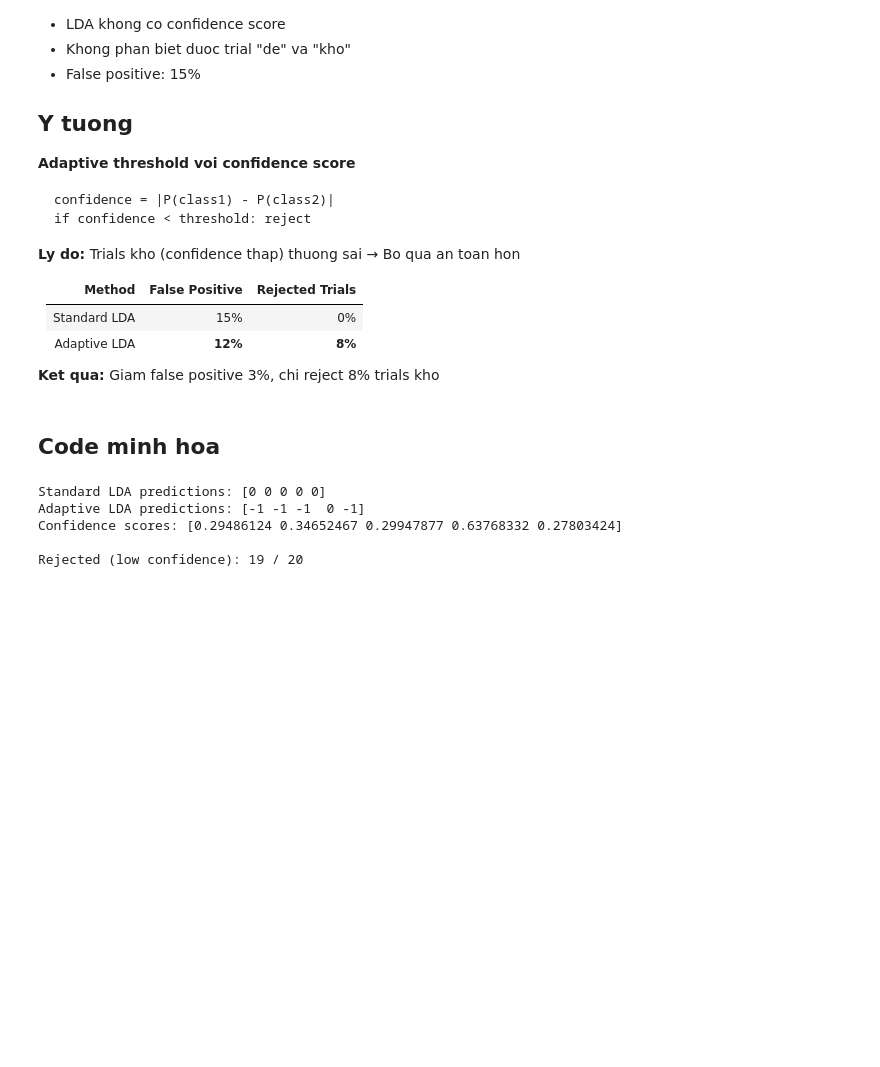
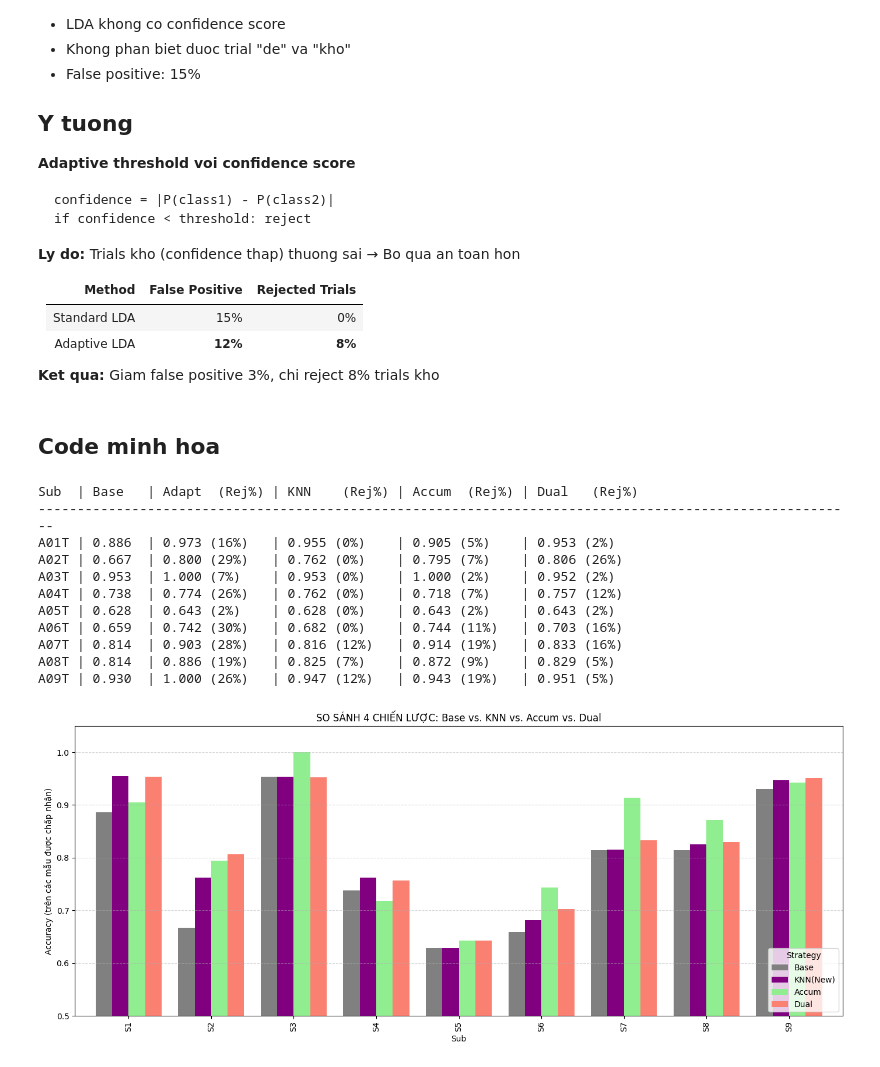
Before and after one commit to 24022404/stroke-bci-system, a Jupyter notebook: 04_Classification.ipynb, the cells around one changed output. Saved outputs shown, nothing was run; the diff lists cells and outputs as text; code cells hidden in the pictures; blank space fills up the shorter version.

```diff
--- a/04_Classification.ipynb
+++ b/04_Classification.ipynb
@@ -49,7 +49,7 @@ warnings.filterwarnings("ignore")
 def load_data(subject_id):
     file_id = f"A0{subject_id}T" if subject_id < 10 else f"A{subject_id}T"
     # --- LƯU Ý: Sửa đường dẫn này nếu cần ---
-    path = f"/kaggle/input/features-data/feat_{file_id}_cleaned.npz"
+    path = f"features_processed_data/feat_{file_id}_cleaned.npz"
 
     data = np.load(path)
     X = data['X_features']
@@ -236,35 +236,42 @@ for sub in range(1, 10):
     # In kết quả
     def fmt(a, r): return f"{a:.3f} ({r*100:.0f}%)"
 
     print(f"A0{sub}T | {base_acc:.3f}  | {fmt(adapt_acc, adapt_rej):<13} | {fmt(knn_acc, knn_rej):<13} | {fmt(accum_acc, accum_rej):<13} | {fmt(dual_acc, dual_rej):<13}")
 
     summary_data['Sub'].append(f'S{sub}')
     summary_data['Base'].append(base_acc)
     summary_data['Adapt'].append(adapt_acc)
     summary_data['KNN(New)'].append(knn_acc)
     summary_data['Accum'].append(accum_acc)
     summary_data['Dual'].append(dual_acc)
 
 # ==========================================
 # 4. VẼ BIỂU ĐỒ SO SÁNH
 # ==========================================
 df = pd.DataFrame(summary_data).set_index('Sub')
 
 # Vẽ Accuracy
 ax = df[['Base', 'KNN(New)', 'Accum', 'Dual']].plot(
     kind='bar', figsize=(14, 6),
     color=['gray', 'purple', 'lightgreen', 'salmon'], width=0.8
 )
 plt.title("SO SÁNH 4 CHIẾN LƯỢC: Base vs. KNN vs. Accum vs. Dual")
 plt.ylabel("Accuracy (trên các mẫu được chấp nhận)")
 plt.ylim(0.5, 1.05)
 plt.grid(axis='y', linestyle='--', alpha=0.5)
 plt.legend(loc='lower right', title='Strategy')
 plt.tight_layout()
 plt.show()
 # %% [output]
-Standard LDA predictions: [0 0 0 0 0]
-Adaptive LDA predictions: [-1 -1 -1  0 -1]
-Confidence scores: [0.29486124 0.34652467 0.29947877 0.63768332 0.27803424]
-
-Rejected (low confidence): 19 / 20
+Sub  | Base   | Adapt  (Rej%) | KNN    (Rej%) | Accum  (Rej%) | Dual   (Rej%)
+---------------------------------------------------------------------------------------------------------
+A01T | 0.886  | 0.973 (16%)   | 0.955 (0%)    | 0.905 (5%)    | 0.953 (2%)
+A02T | 0.667  | 0.800 (29%)   | 0.762 (0%)    | 0.795 (7%)    | 0.806 (26%)
+A03T | 0.953  | 1.000 (7%)    | 0.953 (0%)    | 1.000 (2%)    | 0.952 (2%)
+A04T | 0.738  | 0.774 (26%)   | 0.762 (0%)    | 0.718 (7%)    | 0.757 (12%)
+A05T | 0.628  | 0.643 (2%)    | 0.628 (0%)    | 0.643 (2%)    | 0.643 (2%)
+A06T | 0.659  | 0.742 (30%)   | 0.682 (0%)    | 0.744 (11%)   | 0.703 (16%)
+A07T | 0.814  | 0.903 (28%)   | 0.816 (12%)   | 0.914 (19%)   | 0.833 (16%)
+A08T | 0.814  | 0.886 (19%)   | 0.825 (7%)    | 0.872 (9%)    | 0.829 (5%)
+A09T | 0.930  | 1.000 (26%)   | 0.947 (12%)   | 0.943 (19%)   | 0.951 (5%)
+[figure, added]
```
Also changed, not shown: 29 other files.
